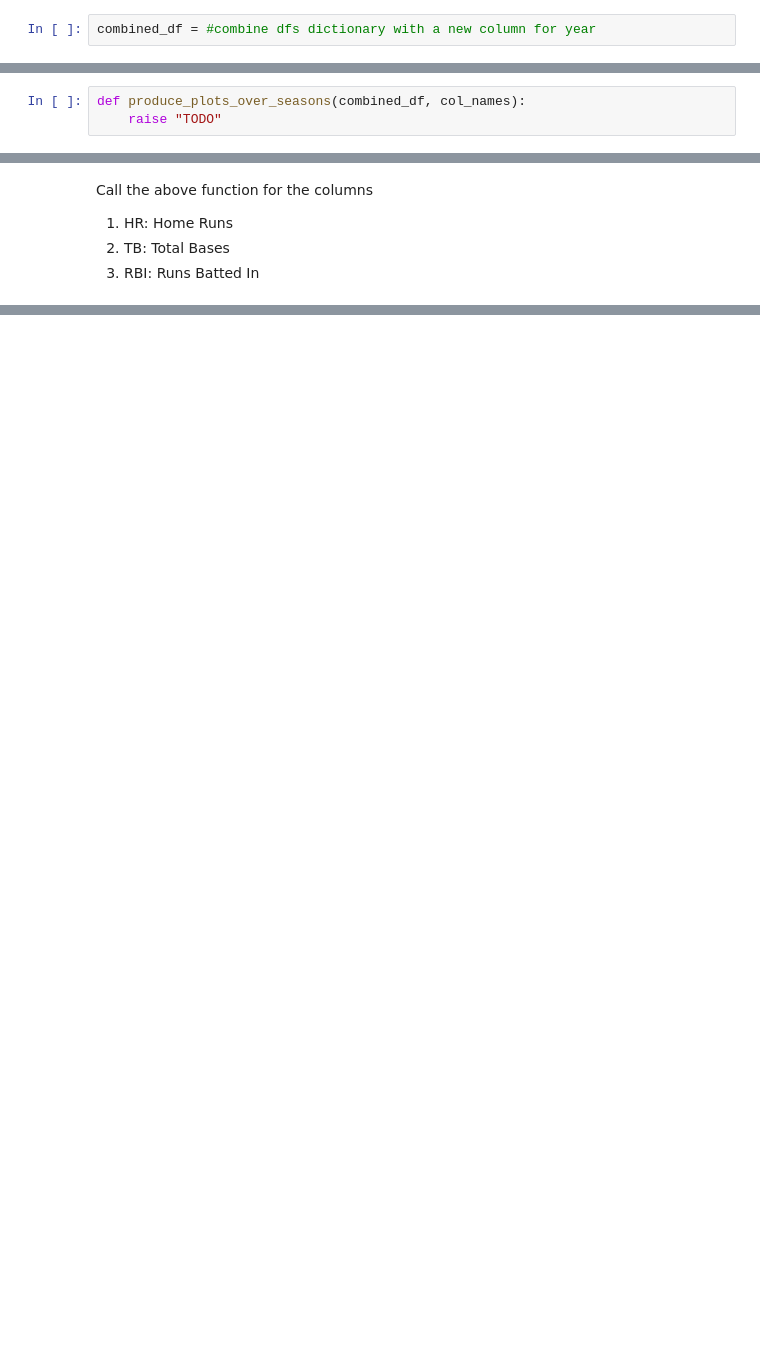
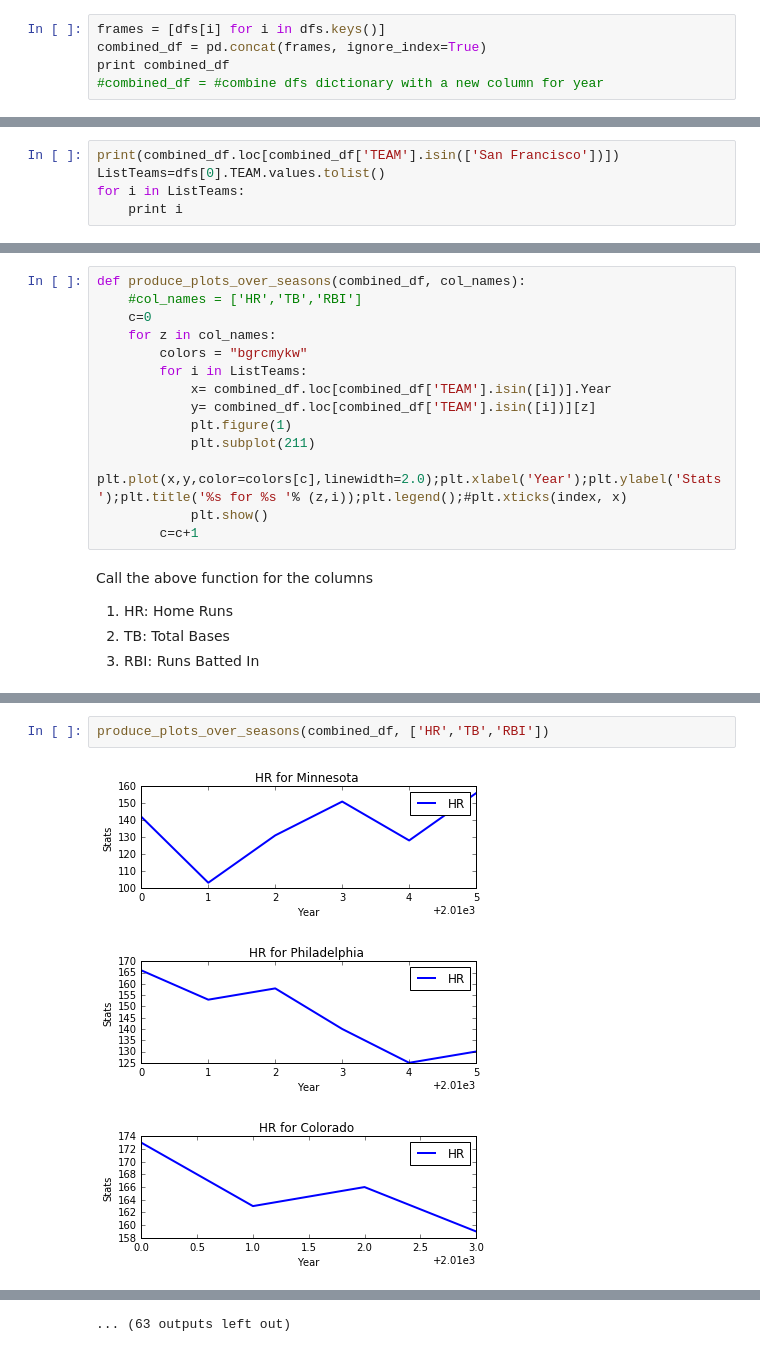
Before and after one commit to afcarl/2015-rriopell, a Jupyter notebook: DSE200/day_5_mining_the_Social_web/exercises/Scraping_Exercise_1.ipynb, the cells around one changed output, grey strips where cells are left out. Saved outputs shown, nothing was run; the diff lists cells and outputs as text; blank space fills up the shorter version.

```diff
--- a/DSE200/day_5_mining_the_Social_web/exercises/Scraping_Exercise_1.ipynb
+++ b/DSE200/day_5_mining_the_Social_web/exercises/Scraping_Exercise_1.ipynb
@@ -152,4 +269,7 @@ Inorder to analyze performance of teams across seasons, we will need all the dat
 
 Q4) Use appropriate pandas functions to combine the above dictionary of year:dataframe to produce one dataframe which has a new column corresponding to the year/season
 # %%
-combined_df = #combine dfs dictionary with a new column for year
+frames = [dfs[i] for i in dfs.keys()]
+combined_df = pd.concat(frames, ignore_index=True)
+print combined_df
+#combined_df = #combine dfs dictionary with a new column for year
@@ -156,5 +294,7 @@ combined_df = #combine dfs dictionary with a new column for year
 # %% [markdown]
 Q5) Now write a function which will take the above dataframe and a list of column names and produces a set of plots corresponding to each of the columns provided. Each plot is a set of subplots, where every subplot is a line graph of the column values over the 6 years for each of the teams in the dataframe.
-# %%
-def produce_plots_over_seasons(combined_df, col_names):
-    raise "TODO"
+# %%
+print(combined_df.loc[combined_df['TEAM'].isin(['San Francisco'])])
+ListTeams=dfs[0].TEAM.values.tolist()
+for i in ListTeams:
+    print i
@@ -161,3 +319,17 @@ def produce_plots_over_seasons(combined_df, col_names):
+# %%
+def produce_plots_over_seasons(combined_df, col_names):
+    #col_names = ['HR','TB','RBI']
+    c=0
+    for z in col_names:
+        colors = "bgrcmykw"
+        for i in ListTeams:
+            x= combined_df.loc[combined_df['TEAM'].isin([i])].Year
+            y= combined_df.loc[combined_df['TEAM'].isin([i])][z]
+            plt.figure(1)
+            plt.subplot(211)
+            plt.plot(x,y,color=colors[c],linewidth=2.0);plt.xlabel('Year');plt.ylabel('Stats');plt.title('%s for %s '% (z,i));plt.legend();#plt.xticks(index, x)
+            plt.show()
+        c=c+1
 # %% [markdown]
 Call the above function for the columns
 
@@ -166,0 +342,6 @@ Call the above function for the columns
+# %%
+produce_plots_over_seasons(combined_df, ['HR','TB','RBI'])
+# %% [output]
+[figure, added]
+[figure, added]
+[figure, added]
@@ -166,0 +357 @@ Call the above function for the columns
+... (63 outputs left out)
```
Also changed, not shown: parts of 13 cells of this notebook, 2 other files.
